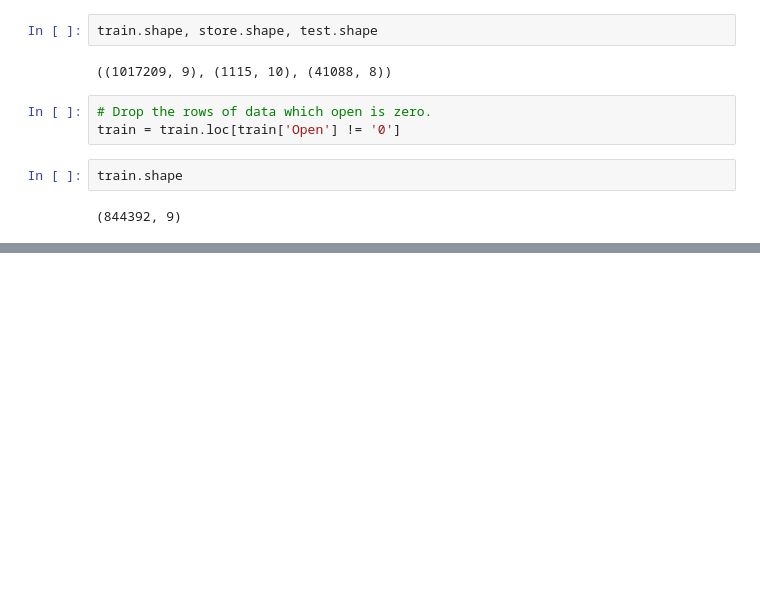
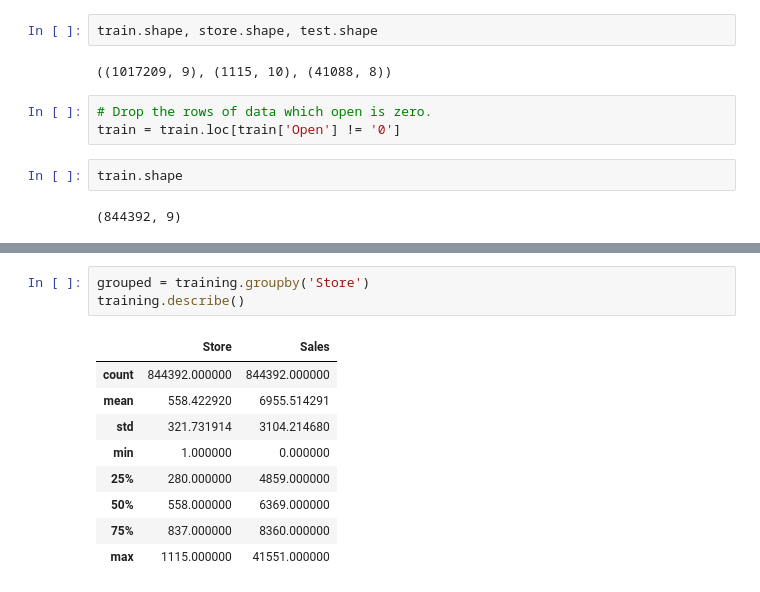
Before and after one commit to jhowliu/Rossmann, a Jupyter notebook: visualization.ipynb, the cells around one changed output, grey strips where cells are left out. Drawn from its saved outputs; the diff is of its cells as text; blank space fills up the shorter version.

```diff
--- a/visualization.ipynb
+++ b/visualization.ipynb
@@ -62,0 +73,13 @@ store.describe()
+# %%
+grouped = training.groupby('Store')
+training.describe()
+# %% [output]
+|  | Store | Sales |
+| count | 844392.000000 | 844392.000000 |
+| mean | 558.422920 | 6955.514291 |
+| std | 321.731914 | 3104.214680 |
+| min | 1.000000 | 0.000000 |
+| 25% | 280.000000 | 4859.000000 |
+| 50% | 558.000000 | 6369.000000 |
+| 75% | 837.000000 | 8360.000000 |
+| max | 1115.000000 | 41551.000000 |
```
Also changed, not shown: parts of 5 cells of this notebook, 1 other file.
